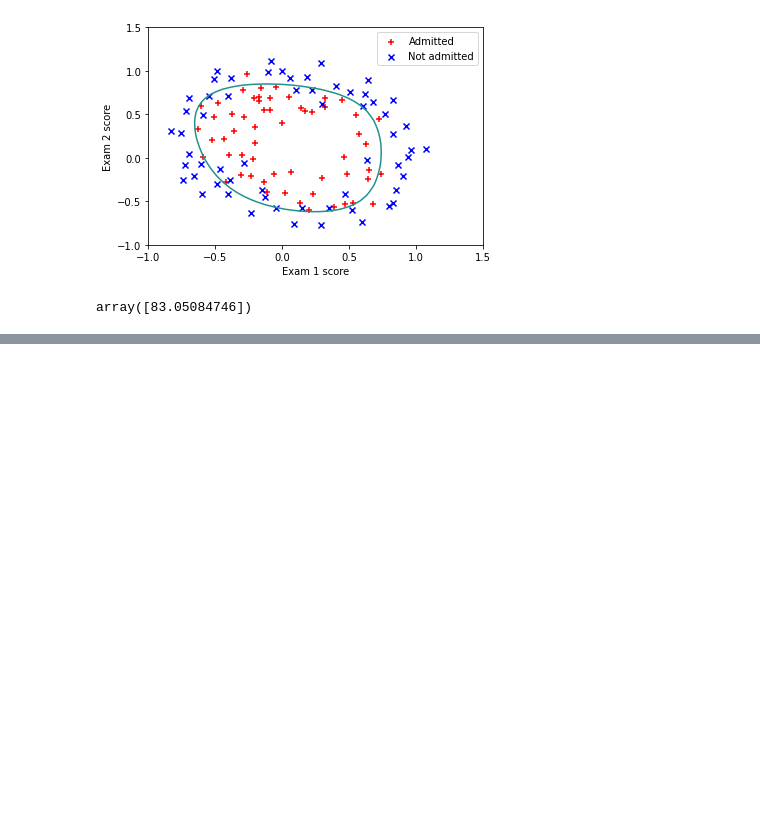
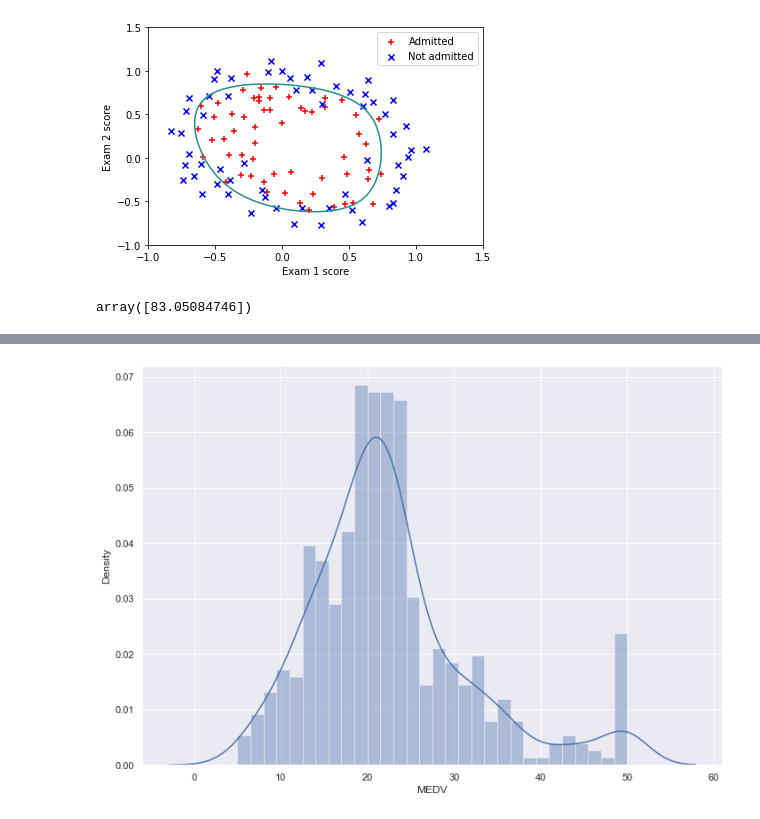
Before and after one commit to anormang1992/mlvirtus, a Jupyter notebook: MLVirtus Testing.ipynb, the cells around one changed output, grey strips where cells are left out. Cells and saved outputs as stored; diff of their text form; code cells hidden in the pictures; blank space fills up the shorter version.

```diff
--- a/MLVirtus Testing.ipynb
+++ b/MLVirtus Testing.ipynb
@@ -115,0 +123,13 @@ array([83.05084746])
+# %%
+data = load_boston()
+
+df = pd.DataFrame(data.data,columns=data.feature_names)
+
+df['MEDV'] = data['target']
+target = df['MEDV'].copy()
+del df['MEDV']
+
+
+df = pd.concat((df,target),axis=1)
+
+df
@@ -115,0 +150,8 @@ array([83.05084746])
+# %%
+import seaborn as sns
+
+sns.set(rc={'figure.figsize':(11.7,8.27)})
+sns.distplot(df['MEDV'], bins=30)
+plt.show()
+# %% [output]
+[figure, added]
```
Also changed, not shown: parts of 13 cells of this notebook.
